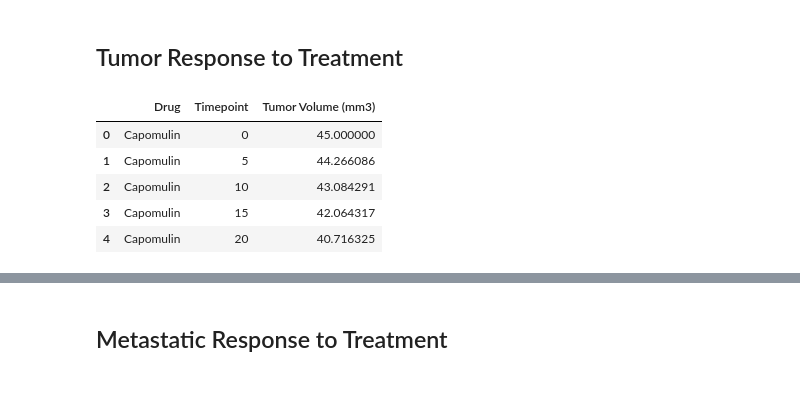
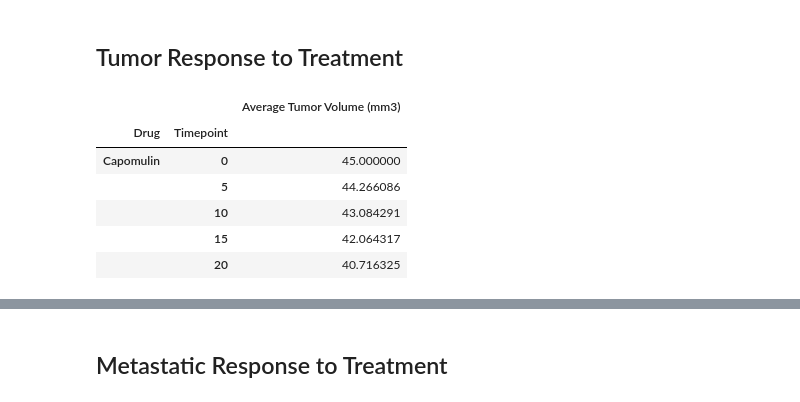
Before and after one commit to CholGurung/Pymaceuticals, a Jupyter notebook: pymaceuticals_starter.ipynb, the cells around one changed output, grey strips where cells are left out. Drawn from its saved outputs; the diff is of its cells as text; code cells hidden in the pictures.

```diff
--- a/pymaceuticals_starter.ipynb
+++ b/pymaceuticals_starter.ipynb
@@ -34,18 +35,18 @@ combined_mouse_data.head()
 ## Tumor Response to Treatment
 # %%
 # Store the Mean Tumor Volume Data Grouped by Drug and Timepoint
-tumor_volume_group = combined_mouse_data.groupby(["Drug", "Timepoint"])
-average_tumor_volume = tumor_volume_group[["Tumor Volume (mm3)"]].mean()
+average_tumor_volume = combined_mouse_data.groupby(["Drug", "Timepoint"])["Tumor Volume (mm3)"].mean()
 
 # Convert to DataFrame
-avg_tumor_df = pd.DataFrame(average_tumor_volume).reset_index()
+avg_tumor_df = pd.DataFrame(average_tumor_volume).rename(columns={"Tumor Volume (mm3)": "Average Tumor Volume (mm3)"})
 
 # Preview DataFrame
 avg_tumor_df.head()
 # %% [output]
-|  | Drug | Timepoint | Tumor Volume (mm3) |
-| 0 | Capomulin | 0 | 45.000000 |
-| 1 | Capomulin | 5 | 44.266086 |
-| 2 | Capomulin | 10 | 43.084291 |
-| 3 | Capomulin | 15 | 42.064317 |
-| 4 | Capomulin | 20 | 40.716325 |
+|  |  | Average Tumor Volume (mm3) |
+| Drug | Timepoint |  |
+| Capomulin | 0 | 45.000000 |
+|  | 5 | 44.266086 |
+|  | 10 | 43.084291 |
+|  | 15 | 42.064317 |
+|  | 20 | 40.716325 |
```
Also changed, not shown: parts of 39 cells of this notebook, 6 other files.
